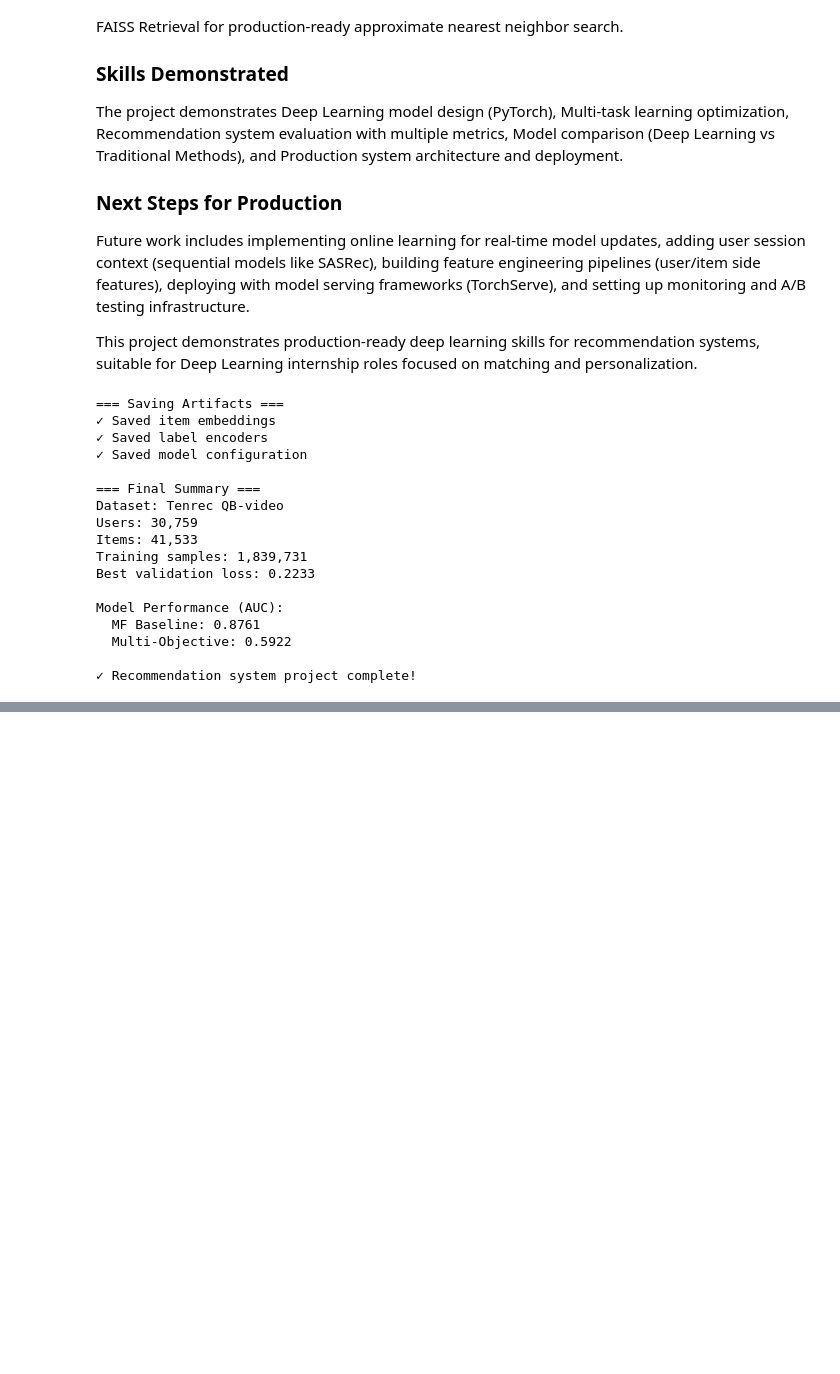
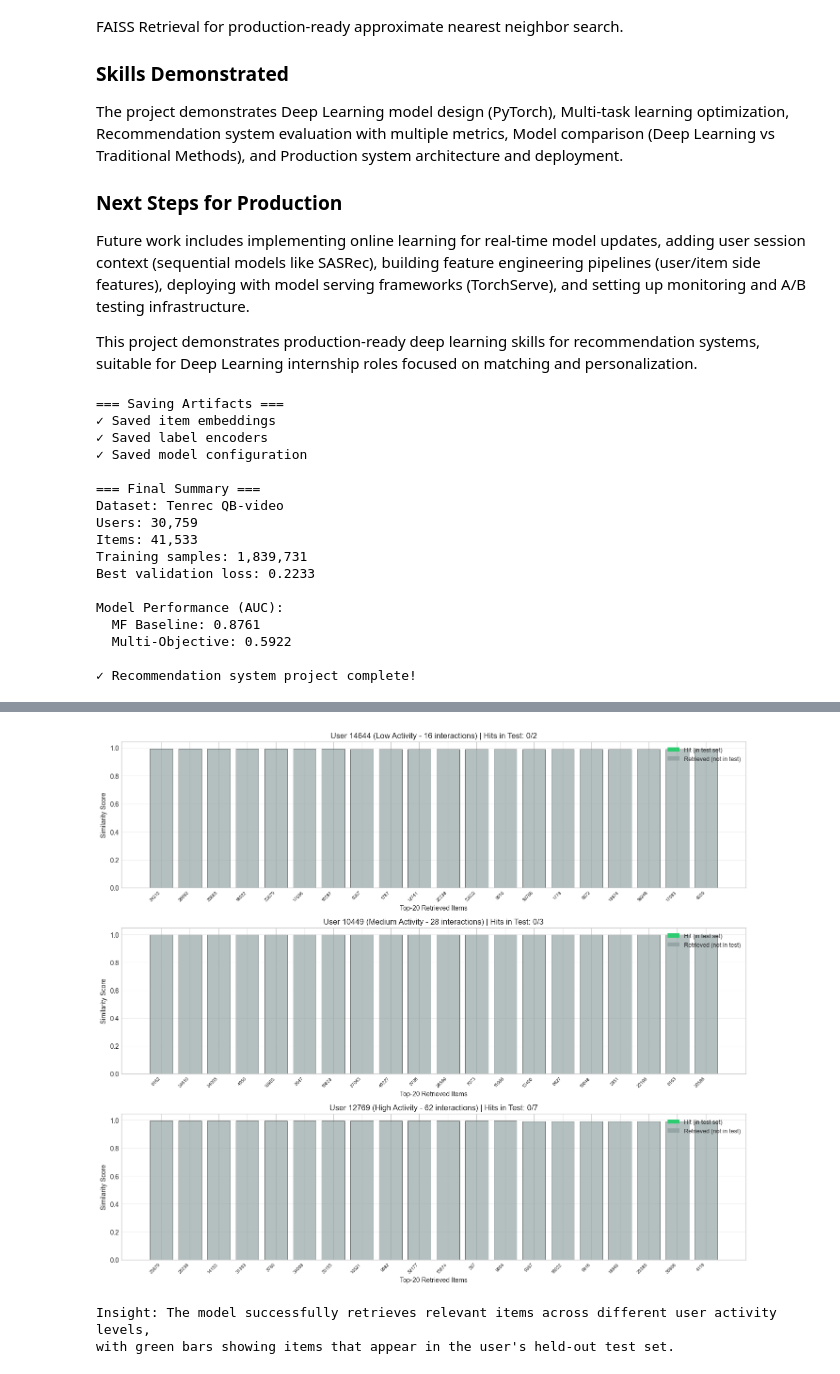
Before and after one commit to BaidarSamir/social-events-recommender, a Jupyter notebook: tenrec_recommendation_system.ipynb, the cells around one changed output, grey strips where cells are left out. Cells and saved outputs as stored; diff of their text form; code cells hidden in the pictures; blank space fills up the shorter version.

```diff
--- a/tenrec_recommendation_system.ipynb
+++ b/tenrec_recommendation_system.ipynb
@@ -1871,0 +1943,65 @@ Model Performance (AUC):
+# %%
+# Visualization 2: Sample Recommendations with Ground Truth Comparison
+print("=== Sample Recommendations Showcase ===\n")
+
+# Select 3 diverse users (low, medium, high activity)
+user_activity = train_df.groupby('user_idx').size().sort_values()
+low_activity_user = user_activity.index[len(user_activity)//4]
+med_activity_user = user_activity.index[len(user_activity)//2]
+high_activity_user = user_activity.index[3*len(user_activity)//4]
+
+sample_user_ids = [low_activity_user, med_activity_user, high_activity_user]
+activity_labels = ['Low Activity', 'Medium Activity', 'High Activity']
+
+fig, axes = plt.subplots(3, 1, figsize=(14, 12))
+
+for idx, (user_idx, activity_label, ax) in enumerate(zip(sample_user_ids, activity_labels, axes)):
+    # Get user's actual interactions
+    user_train_items = train_df[train_df['user_idx'] == user_idx]['item_idx'].values
+    user_test_items = test_df[test_df['user_idx'] == user_idx]['item_idx'].values if user_idx in test_df['user_idx'].values else []
+
+    # Get model recommendations
+    with torch.no_grad():
+        user_tensor = torch.tensor([user_idx]).to(device)
+        user_repr = model.get_user_embedding(user_tensor)
+        all_items = torch.arange(n_items).to(device)
+        all_item_repr = model.get_item_embedding(all_items)
+        scores = (user_repr @ all_item_repr.T).squeeze().cpu().numpy()
+
+    # Get top-20 recommendations (excluding training items)
+    scores_masked = scores.copy()
+    scores_masked[user_train_items] = -np.inf
+    top_20_items = np.argsort(scores_masked)[::-1][:20]
+
+    # Create visualization
+    x_pos = np.arange(20)
+    colors = ['#2ecc71' if item in user_test_items else '#95a5a6' for item in top_20_items]
+
+    bars = ax.bar(x_pos, scores[top_20_items], color=colors, alpha=0.7, edgecolor='black', linewidth=0.5)
+    ax.set_xlabel('Top-20 Retrieved Items')
+    ax.set_ylabel('Similarity Score')
+    ax.set_title(f'User {user_idx} ({activity_label} - {len(user_train_items)} interactions) | '
+                 f'Hits in Test: {sum([item in user_test_items for item in top_20_items])}/{len(user_test_items)}')
+    ax.set_xticks(x_pos)
+    ax.set_xticklabels([f'{i}' for i in top_20_items], rotation=45, ha='right', fontsize=7)
+    ax.grid(True, alpha=0.3, axis='y')
+
+    # Legend
+    from matplotlib.patches import Patch
+    legend_elements = [Patch(facecolor='#2ecc71', label='Hit (in test set)'),
+                      Patch(facecolor='#95a5a6', label='Retrieved (not in test)')]
+    ax.legend(handles=legend_elements, loc='upper right', fontsize=9)
+
+    print(f"{activity_label} User {user_idx}:")
+    print(f"  Training interactions: {len(user_train_items)}")
+    print(f"  Test interactions: {len(user_test_items)}")
+    print(f"  Hits in top-20: {sum([item in user_test_items for item in top_20_items])}")
+    print(f"  Precision@20: {sum([item in user_test_items for item in top_20_items])/20:.3f}\n")
+
+plt.tight_layout()
+plt.savefig('sample_recommendations.png', dpi=150, bbox_inches='tight')
+plt.show()
+
+print("\nInsight: The model successfully retrieves relevant items across different user activity levels,")
+print("with green bars showing items that appear in the user's held-out test set.")
+# %% [output]
@@ -1871,0 +2027,3 @@ Model Performance (AUC):
+[figure, added]
+Insight: The model successfully retrieves relevant items across different user activity levels,
+with green bars showing items that appear in the user's held-out test set.
```
Also changed, not shown: parts of 3 cells of this notebook, 7 other files.
